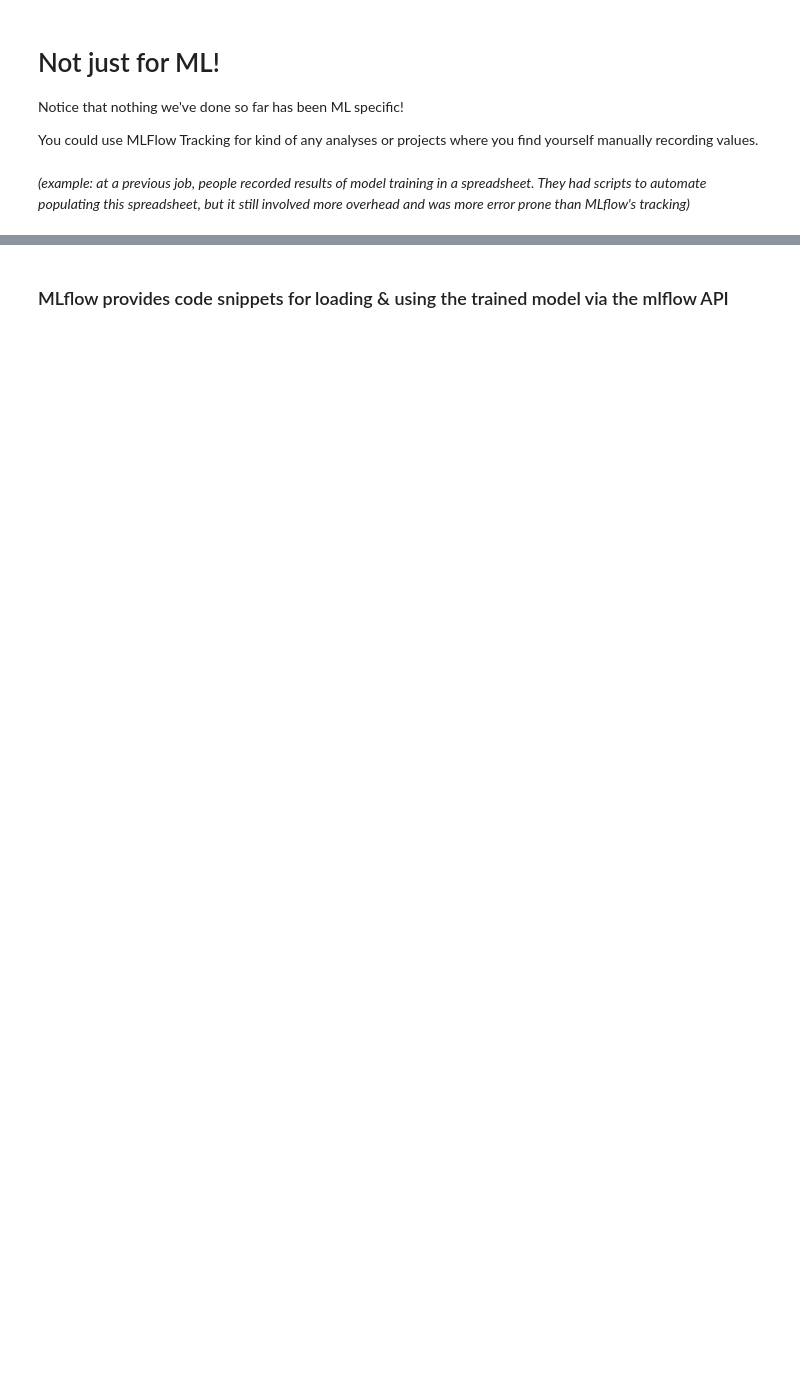
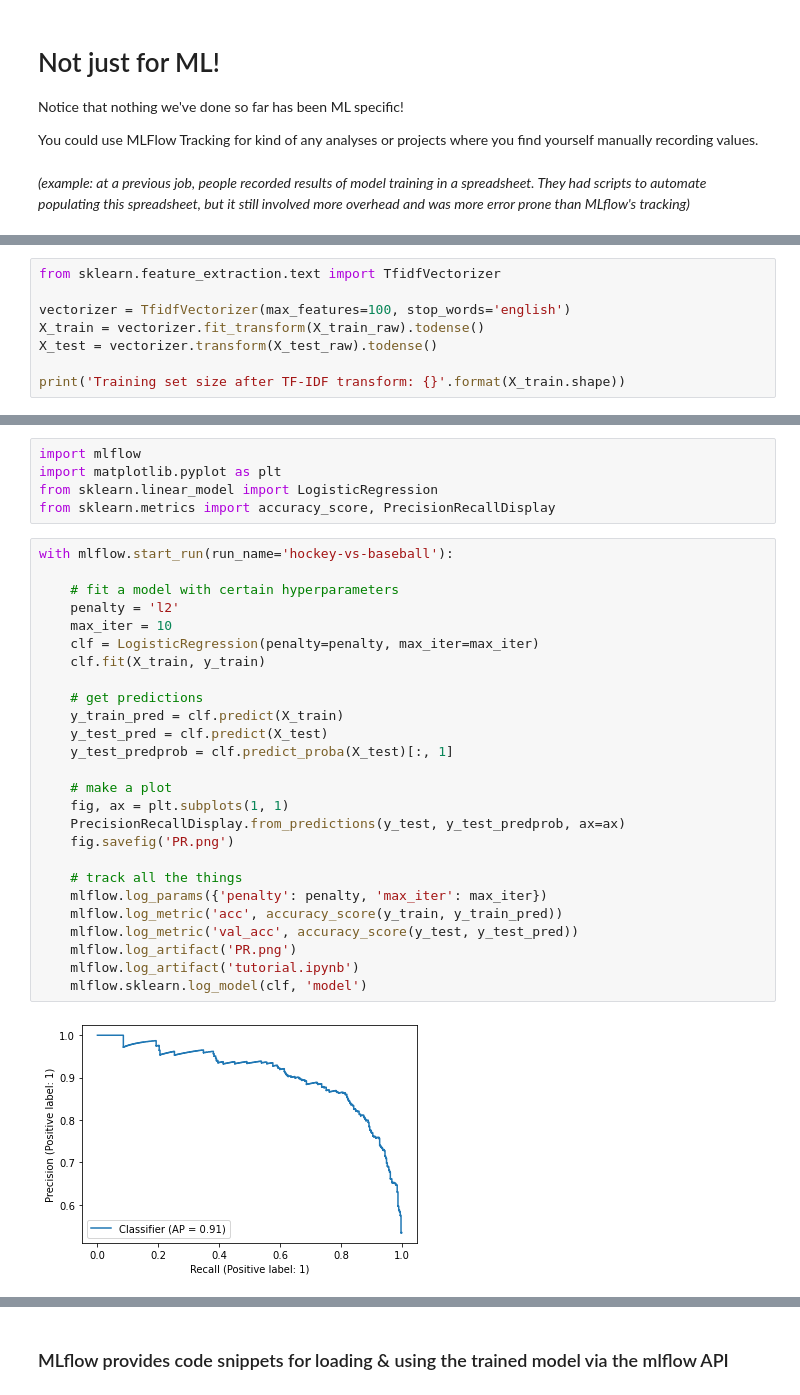
Before and after one commit to jesford/model-review, a Jupyter notebook: tutorial.ipynb, the cells around one changed output, grey strips where cells are left out. Drawn from its saved outputs; the diff is of its cells as text; blank space fills up the shorter version.

```diff
--- a/tutorial.ipynb
+++ b/tutorial.ipynb
@@ -172,0 +214,8 @@ _(example: at a previous job, people recorded results of model training in a spr
+# %%
+from sklearn.feature_extraction.text import TfidfVectorizer
+
+vectorizer = TfidfVectorizer(max_features=100, stop_words='english')
+X_train = vectorizer.fit_transform(X_train_raw).todense()
+X_test = vectorizer.transform(X_test_raw).todense()
+
+print('Training set size after TF-IDF transform: {}'.format(X_train.shape))
@@ -224 +228,34 @@ Please also refer to the documentation for alternative solver options:
+# %%
+import mlflow
+import matplotlib.pyplot as plt
+from sklearn.linear_model import LogisticRegression
+from sklearn.metrics import accuracy_score, PrecisionRecallDisplay
+# %%
+with mlflow.start_run(run_name='hockey-vs-baseball'):
+
+    # fit a model with certain hyperparameters
+    penalty = 'l2'
+    max_iter = 10
+    clf = LogisticRegression(penalty=penalty, max_iter=max_iter)
+    clf.fit(X_train, y_train)
+
+    # get predictions
+    y_train_pred = clf.predict(X_train)
+    y_test_pred = clf.predict(X_test)
+    y_test_predprob = clf.predict_proba(X_test)[:, 1]
+
+    # make a plot
+    fig, ax = plt.subplots(1, 1)
+    PrecisionRecallDisplay.from_predictions(y_test, y_test_predprob, ax=ax)
+    fig.savefig('PR.png')
+
+    # track all the things
+    mlflow.log_params({'penalty': penalty, 'max_iter': max_iter})
+    mlflow.log_metric('acc', accuracy_score(y_train, y_train_pred))
+    mlflow.log_metric('val_acc', accuracy_score(y_test, y_test_pred))
+    mlflow.log_artifact('PR.png')
+    mlflow.log_artifact('tutorial.ipynb')
+    mlflow.sklearn.log_model(clf, 'model')
+# %% [output]
+[figure, added]
 # %% [markdown]
```
Also changed, not shown: parts of 46 cells of this notebook, 37 other files.
